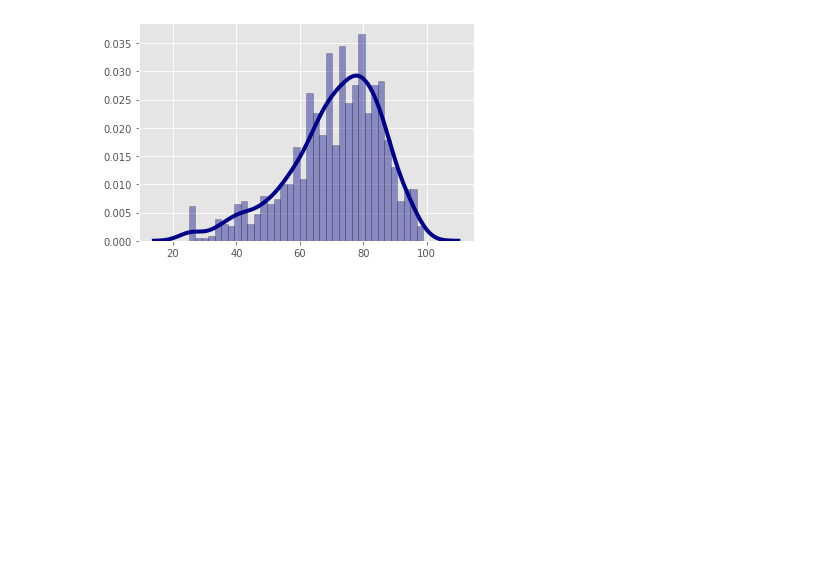
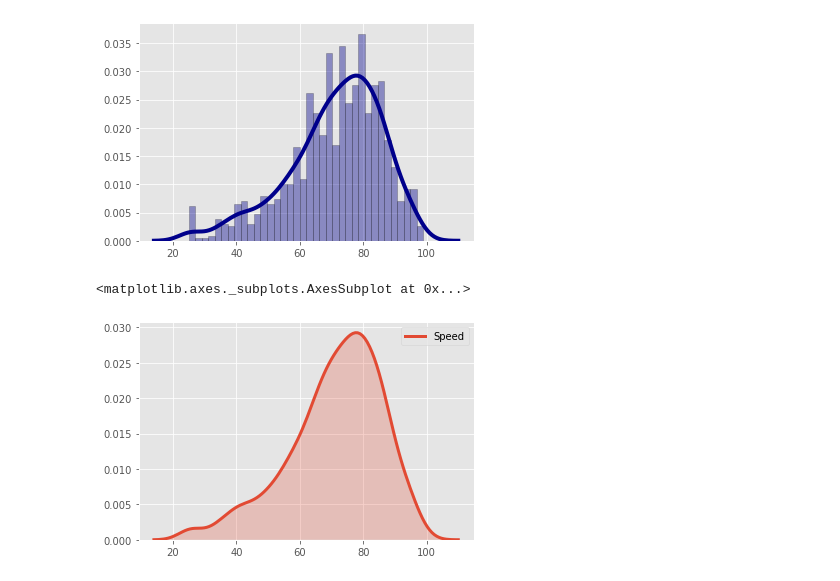
Before and after one commit to brandonmojica/2k_my_teams_analysis, a Jupyter notebook: 2k_myteams_data_anaysis.ipynb, the cells around one changed output. Cells and saved outputs as stored; diff of their text form; code cells hidden in the pictures; blank space fills up the shorter version.

```diff
--- a/2k_myteams_data_anaysis.ipynb
+++ b/2k_myteams_data_anaysis.ipynb
@@ -61,6 +61,15 @@ def out_of_range_fix(num):
         return float(str(s[1:]))
     else:
         return num
+# %%
+test = 1840
+test2 = 90
+def out_of_range_fix_1000(num):
+    if num > 1000:
+        s = str(num)
+        return float(str(s[2:]))
+    else:
+        return num
 # %%
 out_of_range_fix(test2)
 # %% [output]
@@ -158,6 +171,19 @@ myteam_player_data.describe()
 | 50% | 82.000000 | 27.000000 | 77.000000 | 74.000000 | 74.000000 | 76.000000 | 62.000000 | 89.000000 | 84.000000 | ... |
 | 75% | 89.000000 | 31.000000 | 83.000000 | 82.000000 | 82.000000 | 84.000000 | 75.000000 | 95.000000 | 92.750000 | ... |
 | max | 99.000000 | 76.000000 | 99.000000 | 99.000000 | 99.000000 | 99.000000 | 99.000000 | 99.000000 | 99.000000 | ... |
+# %%
+myteam_player_data['Passing_vision'] = myteam_player_data['Passing_vision'].apply(out_of_range_fix_1000)
+myteam_player_data['Passing_IQ'] = myteam_player_data['Passing_IQ'].apply(out_of_range_fix_1000)
+myteam_player_data['Offensive_rebound'] = myteam_player_data['Offensive_rebound'].apply(out_of_range_fix_1000)
+myteam_player_data['Defensive_rebound'] = myteam_player_data['Defensive_rebound'].apply(out_of_range_fix_1000)
+
+myteam_player_data['Draw_foul'] = myteam_player_data['Draw_foul'].apply(out_of_range_fix_1000)
+myteam_player_data['Post_moves'] = myteam_player_data['Post_moves'].apply(out_of_range_fix_1000)
+myteam_player_data['Shot_mid'] = myteam_player_data['Shot_mid'].apply(out_of_range_fix_1000)
+myteam_player_data['Perimeter_defense'] = myteam_player_data['Perimeter_defense'].apply(out_of_range_fix_1000)
+
+myteam_player_data['Shot_mid'] = myteam_player_data['Shot_mid'].apply(out_of_range_fix_1000)
+myteam_player_data['Perimeter_defense'] = myteam_player_data['Perimeter_defense'].apply(out_of_range_fix_1000)
 # %%
 filter1 = myteam_player_data["School"]=="Duke"
 df_school = myteam_player_data.where(filter1)
@@ -234,3 +260,10 @@ sns.distplot(players_not_duke_arr, hist=True, kde=True,
 # %% [output]
 <matplotlib.axes._subplots.AxesSubplot at 0x...>
 [figure]
+# %%
+sns.distplot(players_not_duke_arr, hist = False, kde = True,
+                 kde_kws = {'shade': True, 'linewidth': 3},
+                  label = 'Speed')
+# %% [output]
+<matplotlib.axes._subplots.AxesSubplot at 0x...>
+[figure, added]
```
Also changed, not shown: parts of 1 cell of this notebook, 4 other files.
